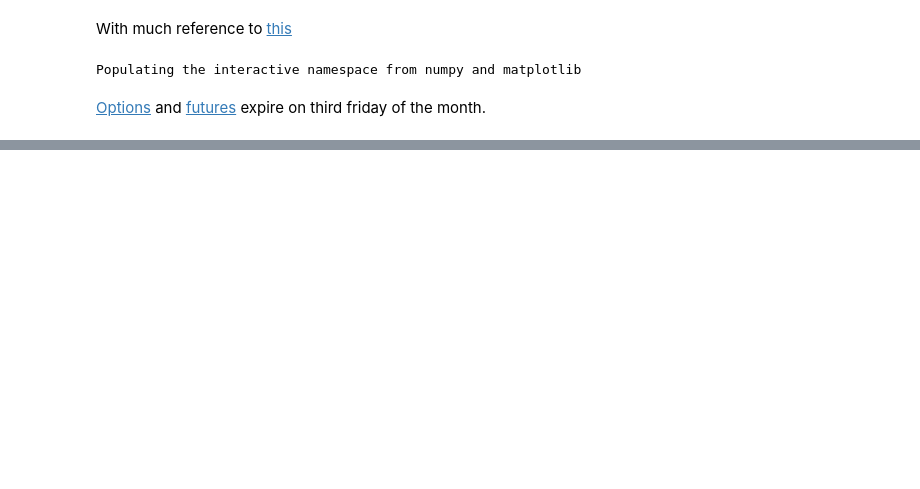
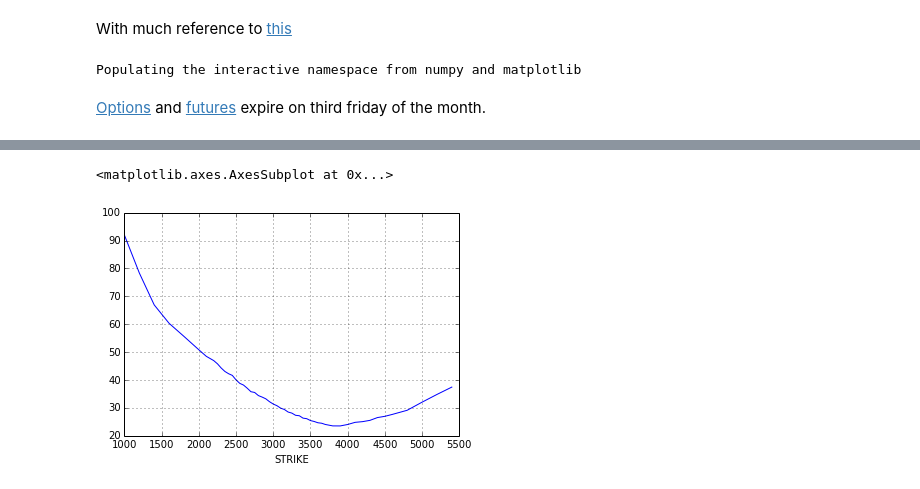
Before and after one commit to remis-thoughts/svi-zeliade, a Jupyter notebook: VolSurface.ipynb, the cells around one changed output, grey strips where cells are left out. Drawn from its saved outputs; the diff is of its cells as text; code cells hidden in the pictures; blank space fills up the shorter version.

```diff
--- a/VolSurface.ipynb
+++ b/VolSurface.ipynb
@@ -112,0 +70,15 @@ NameError: global name 'A' is not defined
+# %%
+data = [ [ 1000., 91.90934689 ], [ 1200., 78.35167286 ], [ 1400., 66.91300713 ], [ 1600., 60.31822374 ],
+[ 1800., 55.62485748 ], [ 2000., 50.82906804 ], [ 2100., 48.48733938 ], [ 2200., 46.95318283 ], [ 2250., 45.80432482 ], [ 2300., 44.30567303 ], [ 2350., 43.06379848 ], [ 2400., 42.24679733 ], [ 2450., 41.64913518 ], [ 2500., 40.03246326 ], [ 2550., 38.7976168 ], [ 2600., 38.1902077 ],
+[ 2650., 37.0658179 ], [ 2700., 35.80421072 ], [ 2750., 35.5361623 ], [ 2800., 34.41713068 ],
+[ 2850., 33.88505641 ], [ 2900., 33.25353346 ], [ 2950., 32.2145758 ], [ 3000., 31.38398186 ], [ 3050., 30.78696344 ], [ 3100., 29.90882832 ], [ 3150., 29.42137707 ], [ 3200., 28.51799403 ], [ 3250., 28.1346747 ], [ 3300., 27.3492621 ], [ 3350., 27.1945772 ], [ 3400., 26.33625863 ],
+[ 3450., 26.13504918 ], [ 3500., 25.46419359 ], [ 3550., 25.13236192 ], [ 3600., 24.67427843 ], [ 3650., 24.5078563 ], [ 3700., 24.06276457 ], [ 3800., 23.55074498 ], [ 3900., 23.53770316 ], [ 4000., 24.05267137 ], [ 4100., 24.82280142 ], [ 4200., 25.07322512 ], [ 4300., 25.53910103 ], [ 4400., 26.52966927 ], [ 4500., 26.98236138 ], [ 4600., 27.66464918 ], [ 4800., 29.14842886 ], [ 5000., 32.05231864 ], [ 5200., 34.81788107 ], [ 5400., 37.45710829 ] ]
+_T = 58.70834 / 365.25
+_f = 3317.880454
+_vT = pd.Series([(x[1]/100) * (x[1]/100) * _T for x in data])
+_x = pd.Series([np.log(x[0] / _f) for x in data])
+#_x = pd.Series([x[0] for x in data])
+pd.DataFrame(data, columns=['STRIKE', 'VOL']).plot(x='STRIKE', y='VOL')
+# %% [output]
+<matplotlib.axes.AxesSubplot at 0x...>
+[figure, added]
```
Also changed, not shown: parts of 15 cells of this notebook.
